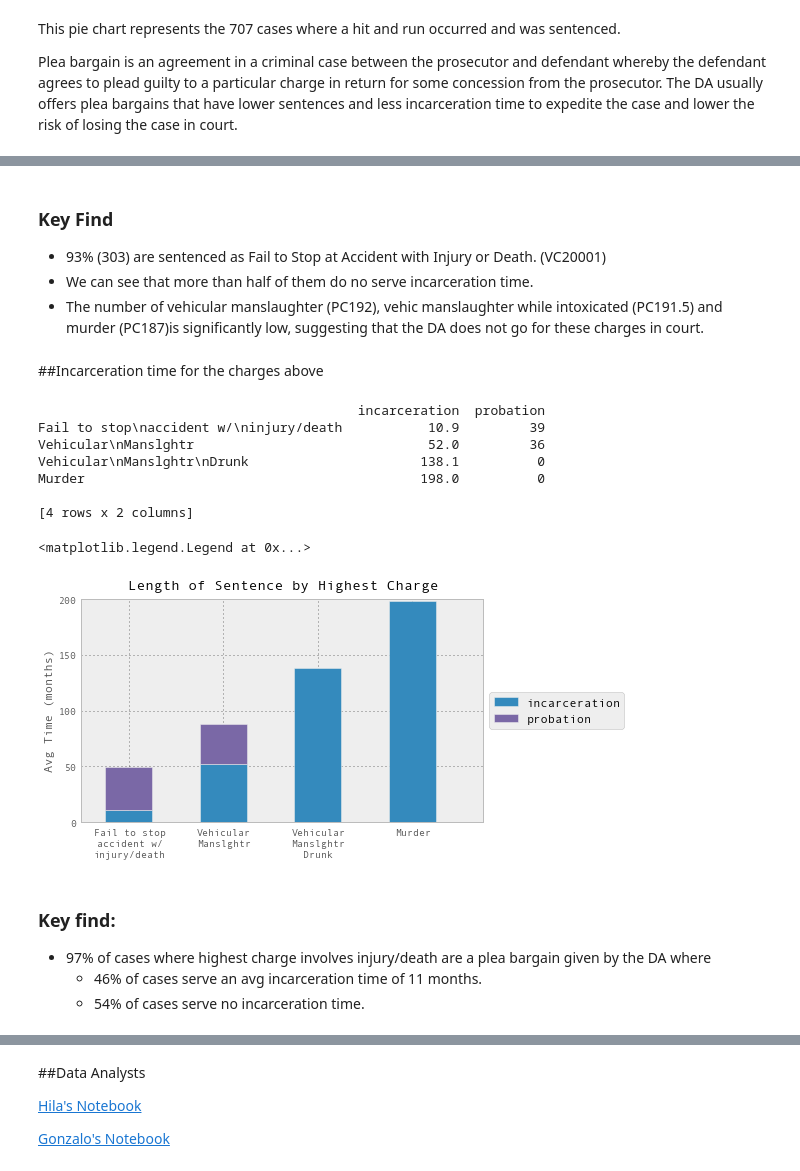
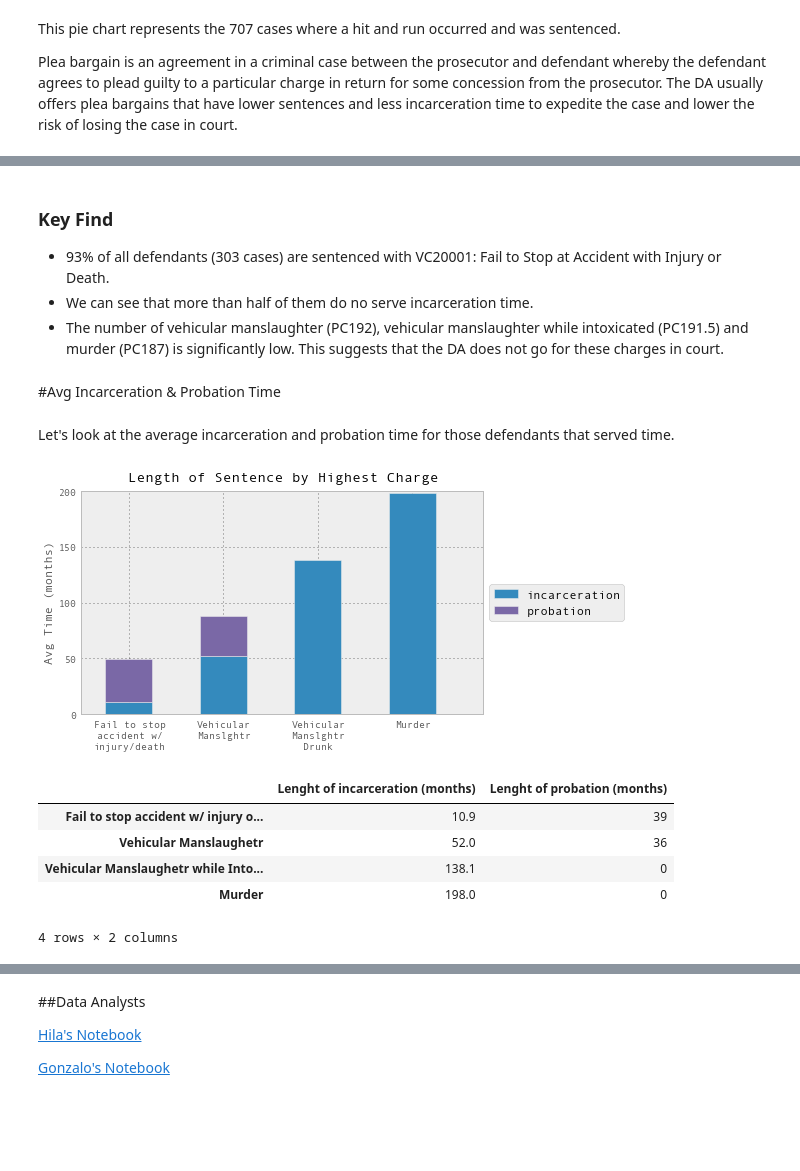
Before and after one commit to SDRDLAnalysts/pdp-data-projects, a Jupyter notebook: voiceofsandiego.org/hit-and-run-felonies/hit-and-run.ipynb, the cells around one changed output, grey strips where cells are left out. Saved outputs shown, nothing was run; the diff lists cells and outputs as text; code cells hidden in the pictures; blank space fills up the shorter version.

```diff
--- a/voiceofsandiego.org/hit-and-run-felonies/hit-and-run.ipynb
+++ b/voiceofsandiego.org/hit-and-run-felonies/hit-and-run.ipynb
@@ -78,10 +93,12 @@ Murder                                               6                 1
 # %% [markdown]
 ### Key Find
-- 93% (303) are sentenced as Fail to Stop at Accident with Injury or Death. (VC20001)
+- 93% of all defendants (303 cases) are sentenced with VC20001: Fail to Stop at Accident with Injury or Death.
 - We can see that more than half of them do no serve incarceration time.
-- The number of vehicular manslaughter (PC192), vehic manslaughter while intoxicated (PC191.5) and murder (PC187)is significantly low, suggesting that the DA does not go for these charges in court.
+- The number of vehicular manslaughter (PC192), vehicular manslaughter while intoxicated (PC191.5) and murder (PC187) is significantly low. This suggests that the DA does not go for these charges in court.
-# %% [markdown]
-##Incarceration time for the charges above
+# %% [markdown]
+#Avg Incarceration & Probation Time
+# %% [markdown]
+Let's look at the average incarceration and probation time for those defendants that served time.
 # %%
 index2 = ("Fail to stop\naccident w/\ninjury/death",
          "Vehicular\nManslghtr",
@@ -91,7 +108,7 @@ df2 = pd.DataFrame({
 'incarceration': pd.Series((10.9,52,138.1,198), index2),
 'probation': pd.Series((39, 36.0,0,0), index2)
 })
-print df2.head()
+
 ax2=df2.plot(kind='bar',legend=True, stacked=True, title= "Length of Sentence by Highest Charge\n")
 ax2.set_ylabel('Avg Time (months)')
 ax2.set_xticklabels(df2.index, rotation='horizontal')
@@ -103,18 +120,23 @@ ax2.set_position([box.x0, box.y0, box.width * 1.2, box.height])
 
 # Put a legend to the right of the current axis
 ax2.legend(loc='center left', bbox_to_anchor=(1, 0.5))
+
+index1 = ("Fail to stop accident w/ injury or death",
+         "Vehicular Manslaughetr",
+         "Vehicular Manslaughetr while Intoxicates",
+         "Murder")
+table2 = pd.DataFrame({
+'Lenght of incarceration (months)': pd.Series((10.9,52,138.1,198), index1),
+'Lenght of probation (months)': pd.Series((39, 36.0,0,0), index1)
+})
 # %% [output]
-                                         incarceration  probation
-Fail to stop\naccident w/\ninjury/death           10.9         39
-Vehicular\nManslghtr                              52.0         36
-Vehicular\nManslghtr\nDrunk                      138.1          0
-Murder                                           198.0          0
-
-[4 rows x 2 columns]
-<matplotlib.legend.Legend at 0x...>
 [figure]
-# %% [markdown]
-### Key find:
-- 97% of cases where highest charge involves injury/death are a plea bargain given by the DA where
-    - 46% of cases serve an avg incarceration time of 11 months.
-    - 54% of cases serve no incarceration time.
+# %%
+table2
+# %% [output]
+|  | Lenght of incarceration (months) | Lenght of probation (months) |
+| Fail to stop accident w/ injury o... | 10.9 | 39 |
+| Vehicular Manslaughetr | 52.0 | 36 |
+| Vehicular Manslaughetr while Into... | 138.1 | 0 |
+| Murder | 198.0 | 0 |
+4 rows × 2 columns
```
Also changed, not shown: parts of 6 cells of this notebook.
